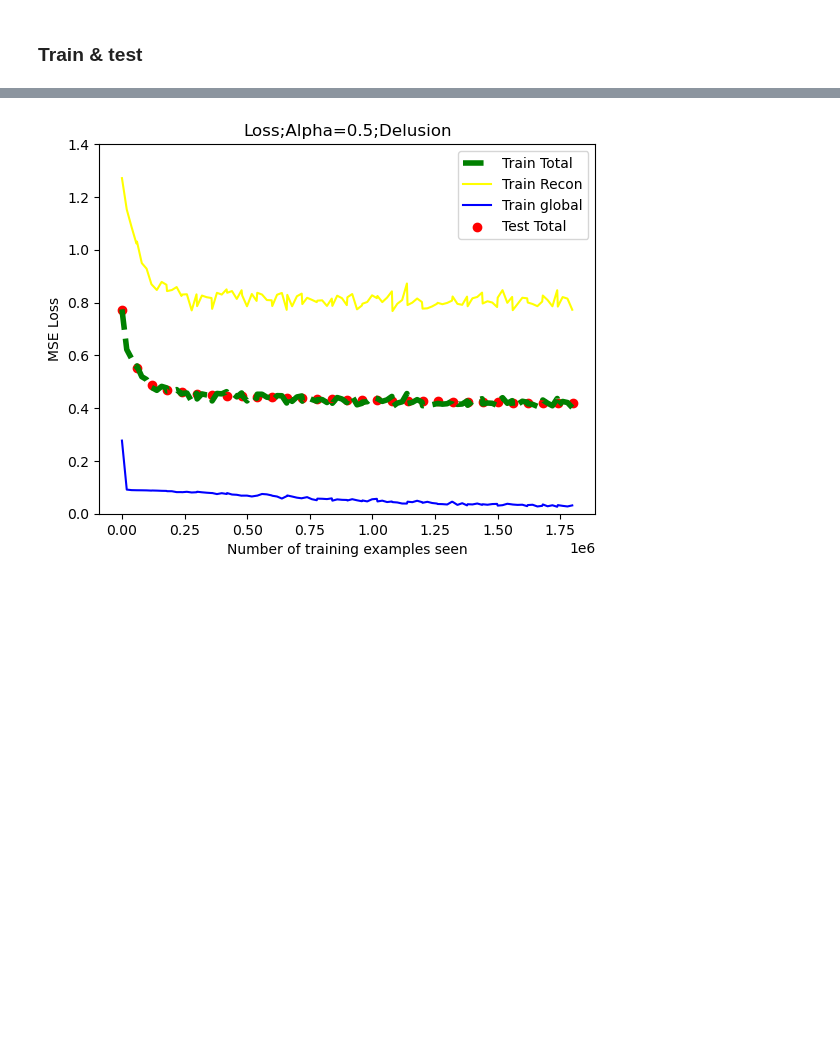
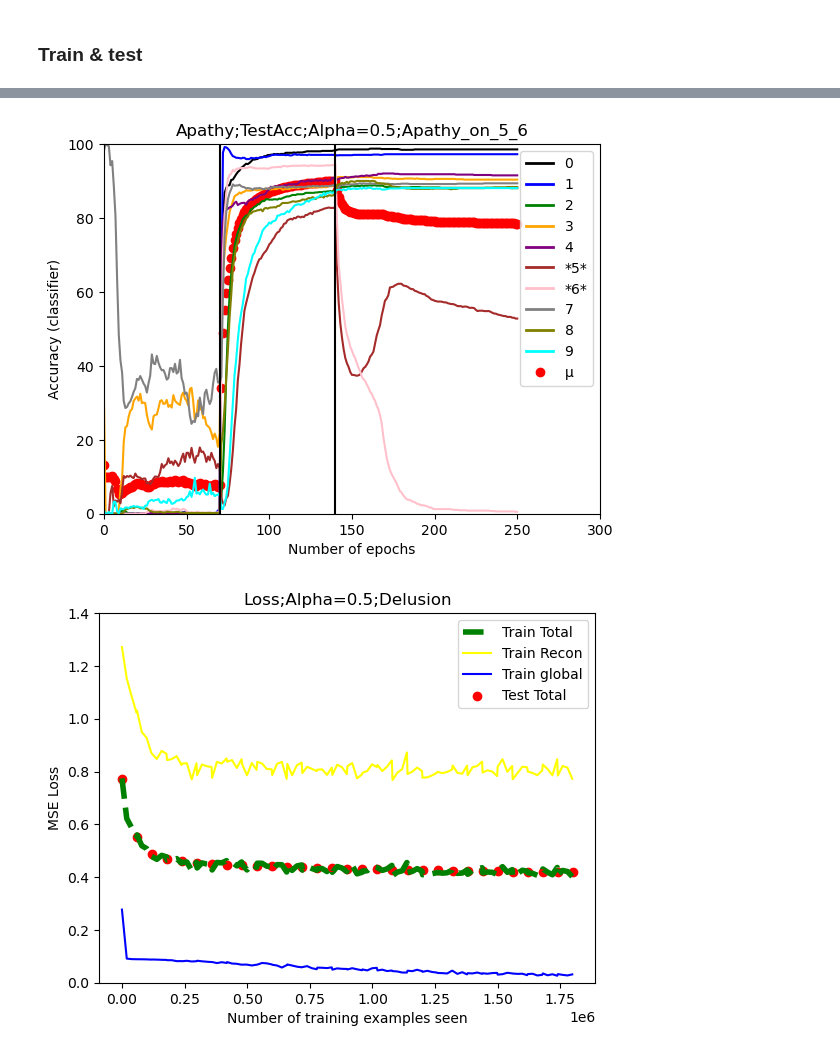
Before and after one commit to imarmouset/LocalGlobal_CostFunctions, a Jupyter notebook: Apathy.ipynb, the cells around one changed output, grey strips where cells are left out. Cells and saved outputs as stored; diff of their text form; code cells hidden in the pictures; blank space fills up the shorter version.

Commit message:
Accuracies features

```diff
--- a/Apathy.ipynb
+++ b/Apathy.ipynb
@@ -44,7 +44,7 @@ from modules.network import PV_SST_Pyr
 
 device = 'cuda' if torch.cuda.is_available() else 'cpu'
 
-model = PV_SST_Pyr(thal_input_dim = 784, latent_dim=32, output_dim=10, swap_digits=(1,2)).to(device)
+model = PV_SST_Pyr(thal_input_dim = 784, latent_dim=32, output_dim=10, swap_digits=(5,6)).to(device)
 
 print(model)
 print(f"Model swap_digits: {model.swap_digits}")
@@ -107,10 +83,10 @@ def swap_digits(model, target, t, recon, thal_input, output, loss_fn, alpha):
 # %%
 def successive_learning(epoch, model):
     if epoch is not None:
-        if (epoch <= 1): # unsupervised learning ONLY at the beginning of the learning
+        if (epoch <= 70): # unsupervised learning ONLY at the beginning of the learning
             model.freeze_module('classifier')
             return 1, 2 # alpha, lr
-        elif epoch > 1: # unsupervised learning + classification after some epochs
+        elif epoch > 70: # unsupervised learning + classification after some epochs
             model.unfreeze_module('classifier')
             return 0.5, 0.05
     else:
@@ -134,16 +108,10 @@ def acc_swapped(output, target, swap_argument):
 # %%
-from modules.utils import weight_update, print_grad_norms, compute_losses
-from modules.utils import swap_digits
-from modules.utils import compute_scale_factor, scaled_backard
-from modules.metrics import plot_digits, acc_swapped, AccuracyTracker, visualize_tsne, calculate_ssim
-from modules.utils import weight_update, successive_learning
-
 lr = 0.05
 momentum = 0.5
 loss_fn = nn.MSELoss()
 optimizer = optim.SGD(model.parameters(), lr=lr, momentum=momentum)
 
-num_epochs = 10
+num_epochs = 250
 log_interval = 400
 alpha = 1
 lr = 2
@@ -154,5 +122,5 @@ train_counter = []
 test_losses, test_ssim, test_acc, test_silhouette = [], [], [], []
 test_counter = [i*len(train_data_loader.dataset) for i in range(num_epochs + 1)]
 
-swap_epoch = 3
+swap_epoch = 140
 # %%
@@ -276,3 +257,40 @@ KeyboardInterrupt:
+# %%
+import matplotlib.pyplot as plt
+digit_x, digit_y = model.swap_digits
+
+colors = ['black', 'blue', 'green', 'orange', 'purple', 'brown', 'pink', 'gray', 'olive', 'cyan']
+labels = [f'{i}' for i in range(10)]
+
+fig = plt.figure()
+for i in range(10):
+    plt.plot(range(num_epochs+1), [epoch_acc[i] for epoch_acc in test_acc], color=colors[i])
+plt.scatter(range(num_epochs+1), [np.mean(list(i.values())) for i in test_acc], color='red')
+
+legend_labels = []
+for i, label in enumerate(labels):
+    if i == digit_x or i == digit_y:
+        # show the swapped digits
+        legend_labels.append(f'*{label}*')
+    else:
+        legend_labels.append(label)
+legend_labels.append('μ')
+
+legend_handles = [plt.Line2D([0], [0], color=color, lw=2) for color in colors]
+legend_handles.append(plt.Line2D([0], [0], marker='o', color='red', lw=0, markerfacecolor='red'))
+
+plt.legend(legend_handles, legend_labels, loc='upper right')
+plt.vlines(70,0, 100, color='black')
+plt.vlines(140,0, 100, color='black')
+
+plt.xlabel('Number of epochs')
+plt.xlim([0, num_epochs + 50])
+plt.ylim([0, 100])
+plt.ylabel('Accuracy (classifier)')
+plt.title(f"Apathy;TestAcc;Alpha=0.5;Apathy_on_{digit_x}_{digit_y}")
+#plt.savefig(f'./Plots/Accuracies/Apathy;TestAcc;Diff_learning;Alpha=0.5;{digit_x}-{digit_y}.png', dpi=300, bbox_inches='tight')
+plt.show()
+# %% [output]
+[figure, added]
 # %%
 import matplotlib.pyplot as plt
 fig = plt.figure()
```
Also changed, not shown: parts of 7 cells of this notebook.
